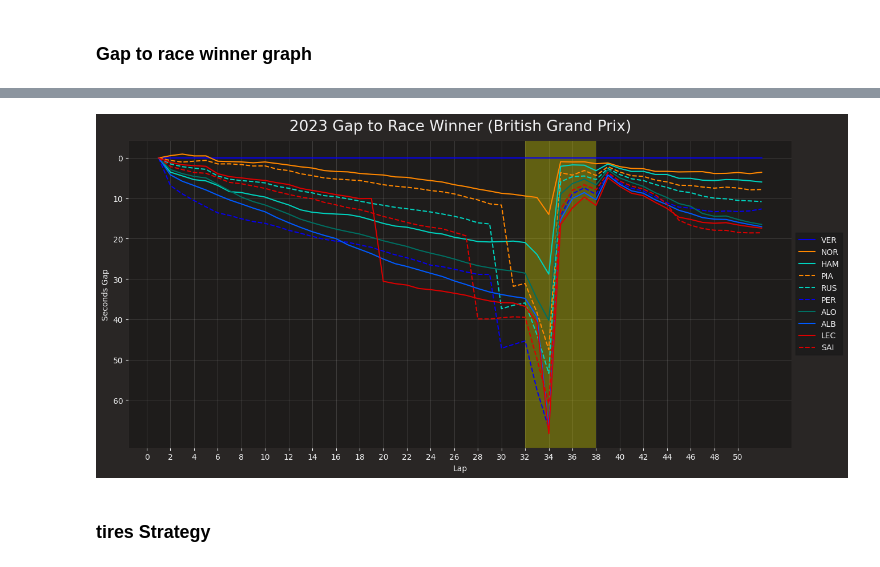
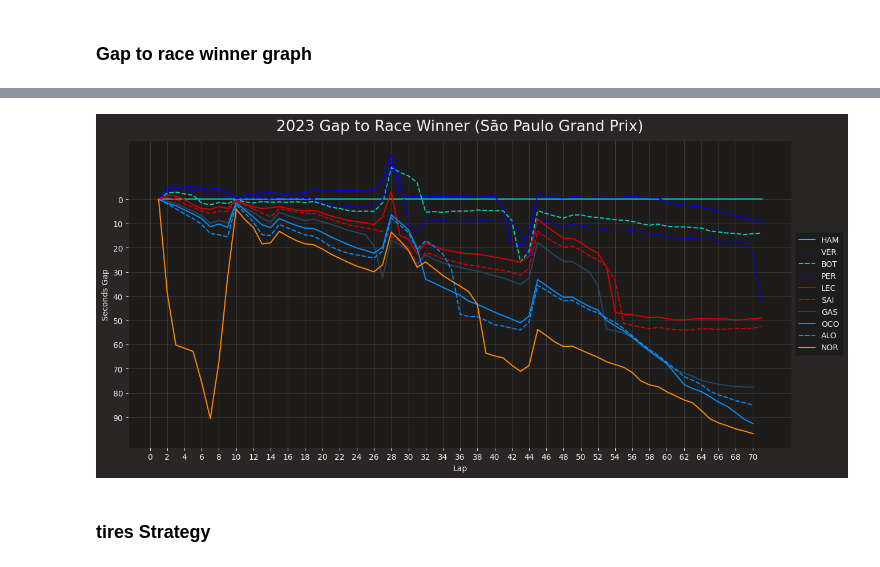
Before and after one commit to RACIM01/F1_Data_Analysing_RCM, a Jupyter notebook: Race.ipynb, the cells around one changed output, grey strips where cells are left out. Saved outputs shown, nothing was run; the diff lists cells and outputs as text; code cells hidden in the pictures.

```diff
--- a/Race.ipynb
+++ b/Race.ipynb
@@ -65,3 +49,6 @@ all_laps['DeltaTime'] = 0
 # %%
 # laps['LapTimeMinute'] = pd.to_timedelta(laps['LapTime'])
 # laps['LapTimeMinute'] = laps['LapTimeMinute'].apply(lambda x: f"{x.seconds//60:02d}:{x.seconds%60:02d}.{x.microseconds//1000:03d}")
+# %%
+winner = session.results.loc[session.results["Position"]==1,"DriverNumber"].values[0]
+winner
@@ -68,7 +57,7 @@ all_laps['DeltaTime'] = 0
 # %%
 delta_time = all_laps[["DriverNumber","Driver","LapNumber","LapStartTime","LapStartTimeS","DeltaTime"]]
 for i in drivers:
-    a = delta_time.loc[delta_time["DriverNumber"] == i,["LapStartTimeS"]].reset_index() - delta_time.loc[delta_time["DriverNumber"] == '1',["LapStartTimeS"]].reset_index()
+    a = delta_time.loc[delta_time["DriverNumber"] == i,["LapStartTimeS"]].reset_index() - delta_time.loc[delta_time["DriverNumber"] == winner,["LapStartTimeS"]].reset_index()
     length = len(delta_time.loc[delta_time["DriverNumber"] == i, "DeltaTime"])
     delta_time.loc[delta_time["DriverNumber"] == i, "DeltaTime"] = a.loc[:, "LapStartTimeS"].values[:length]
 # %% [markdown]
@@ -117,7 +118,7 @@ color_picked = []
 max_gap = int(delta_time["DeltaTime"].max())
 
 # Adding the yellow zone from Lap 32 to Lap 38
-plt.axvspan(32, 38, facecolor='yellow', alpha=0.3)
+# plt.axvspan(32, 38, facecolor='yellow', alpha=0.3)
 
 for i in drivers[:10]:
     x = delta_time.loc[delta_time["DriverNumber"]==i,["LapNumber"]]
@@ -135,35 +136,35 @@ for i in drivers[:10]:
 # Customize the plot
 plt.title('2023 Gap to Race Winner ('+session.event["EventName"]+')')
 plt.xlabel('Lap')
 plt.ylabel('Seconds Gap')
 labels = []
 # for i in range(max_lap(laps)+1):
 #     if (i % 10 != 0):
 #         labels.append()
 #     else:
 #         labels.append(i)
 
-plt.xticks(range(0, max_lap(laps), 2))
+plt.xticks(range(0, max_lap(laps)+1, 2))
 
 plt.yticks(range(0, max_gap, 10))
 plt.gca().invert_yaxis()
 
 
 # Hide tick labels for minor ticks
 
 # Add grid
 plt.grid(True, alpha=0.2)
 
 
 
 # Add legend
 plt.legend(loc='center left', bbox_to_anchor=(1, 0.5))
 
 # Display the plot
 plt.savefig('Graphes/Race/GapRaceWinner.png', dpi=300)
 plt.show()
 # %% [output]
-[figure, old version]
+[figure, new version]
 # %% [markdown]
 ### tires Strategy
 # %%
```
Also changed, not shown: parts of 23 cells of this notebook, 6 other files.
